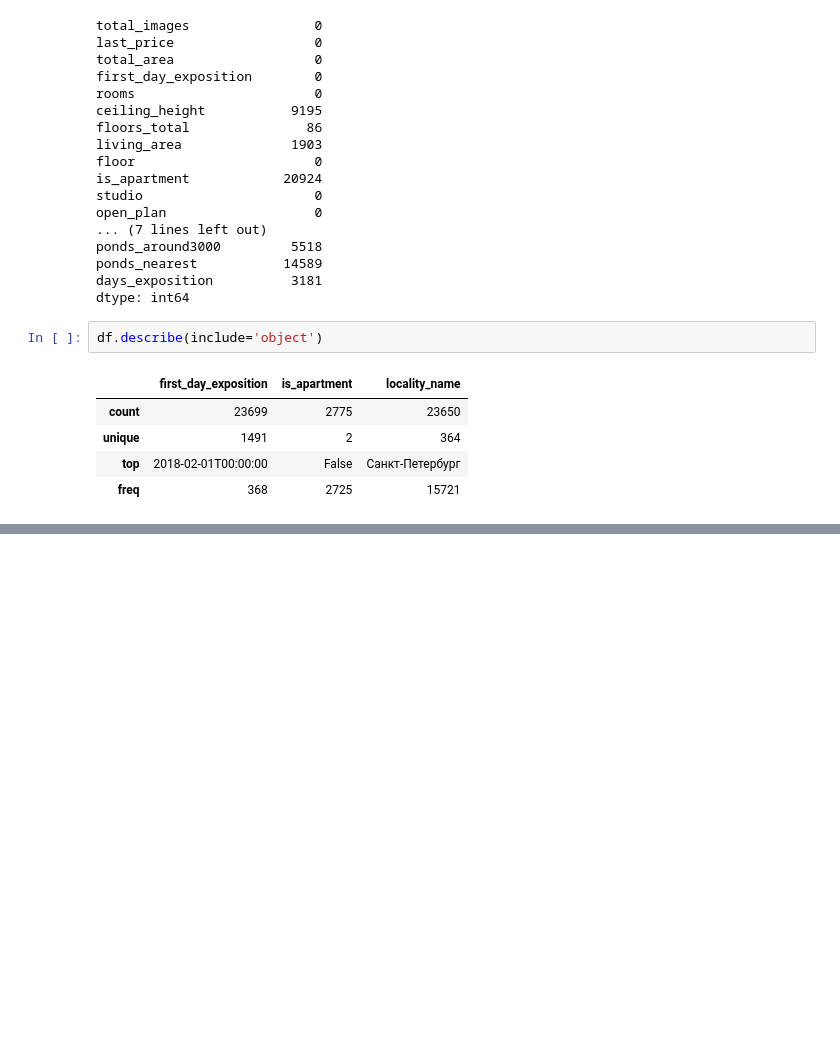
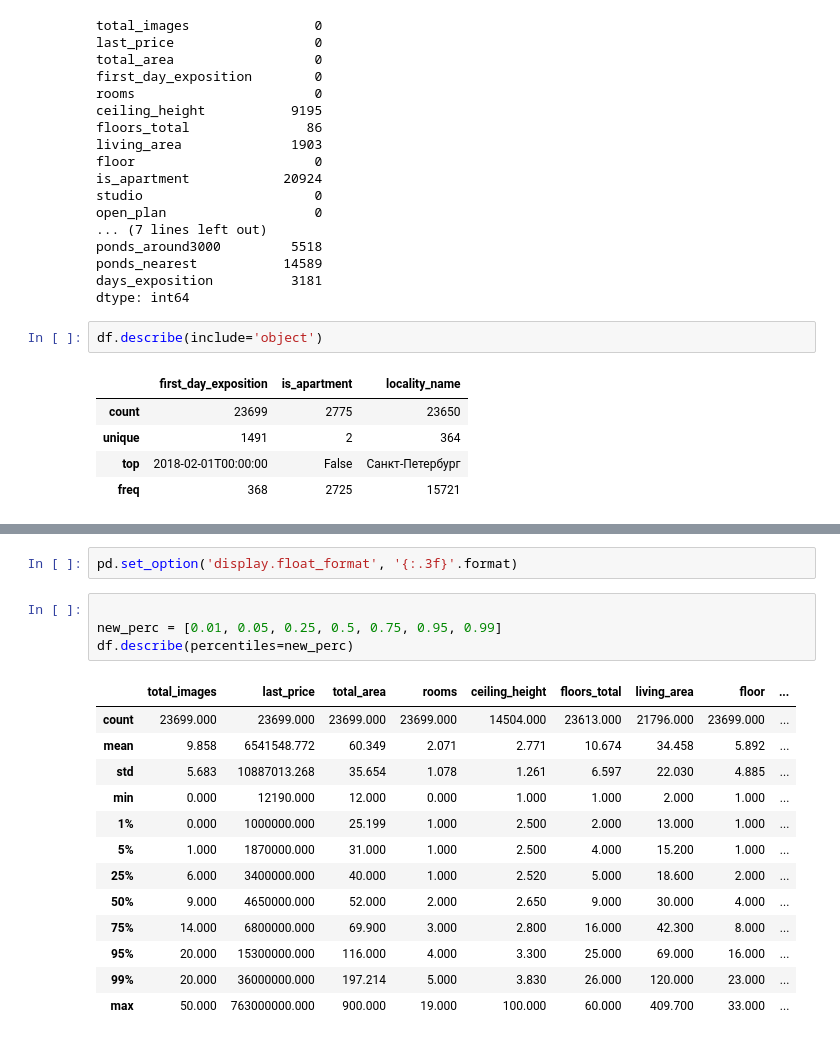
Before and after one commit to PonomarevaElena/Data, a Jupyter notebook: Стажировка_квартиры/project7.ipynb, the cells around one changed output, grey strips where cells are left out. Cells and saved outputs as stored; diff of their text form; blank space fills up the shorter version.

```diff
--- a/Стажировка_квартиры/project7.ipynb
+++ b/Стажировка_квартиры/project7.ipynb
@@ -131,0 +156,20 @@ df.describe(include='object')
+# %%
+pd.set_option('display.float_format', '{:.3f}'.format)
+# %%
+
+new_perc = [0.01, 0.05, 0.25, 0.5, 0.75, 0.95, 0.99]
+df.describe(percentiles=new_perc)
+# %% [output]
+|  | total_images | last_price | total_area | rooms | ceiling_height | floors_total | living_area | floor | ... |
+| count | 23699.000 | 23699.000 | 23699.000 | 23699.000 | 14504.000 | 23613.000 | 21796.000 | 23699.000 | ... |
+| mean | 9.858 | 6541548.772 | 60.349 | 2.071 | 2.771 | 10.674 | 34.458 | 5.892 | ... |
+| std | 5.683 | 10887013.268 | 35.654 | 1.078 | 1.261 | 6.597 | 22.030 | 4.885 | ... |
+| min | 0.000 | 12190.000 | 12.000 | 0.000 | 1.000 | 1.000 | 2.000 | 1.000 | ... |
+| 1% | 0.000 | 1000000.000 | 25.199 | 1.000 | 2.500 | 2.000 | 13.000 | 1.000 | ... |
+| 5% | 1.000 | 1870000.000 | 31.000 | 1.000 | 2.500 | 4.000 | 15.200 | 1.000 | ... |
+| 25% | 6.000 | 3400000.000 | 40.000 | 1.000 | 2.520 | 5.000 | 18.600 | 2.000 | ... |
+| 50% | 9.000 | 4650000.000 | 52.000 | 2.000 | 2.650 | 9.000 | 30.000 | 4.000 | ... |
+| 75% | 14.000 | 6800000.000 | 69.900 | 3.000 | 2.800 | 16.000 | 42.300 | 8.000 | ... |
+| 95% | 20.000 | 15300000.000 | 116.000 | 4.000 | 3.300 | 25.000 | 69.000 | 16.000 | ... |
+| 99% | 20.000 | 36000000.000 | 197.214 | 5.000 | 3.830 | 26.000 | 120.000 | 23.000 | ... |
+| max | 50.000 | 763000000.000 | 900.000 | 19.000 | 100.000 | 60.000 | 409.700 | 33.000 | ... |
```
Also changed, not shown: parts of 2 cells of this notebook.
